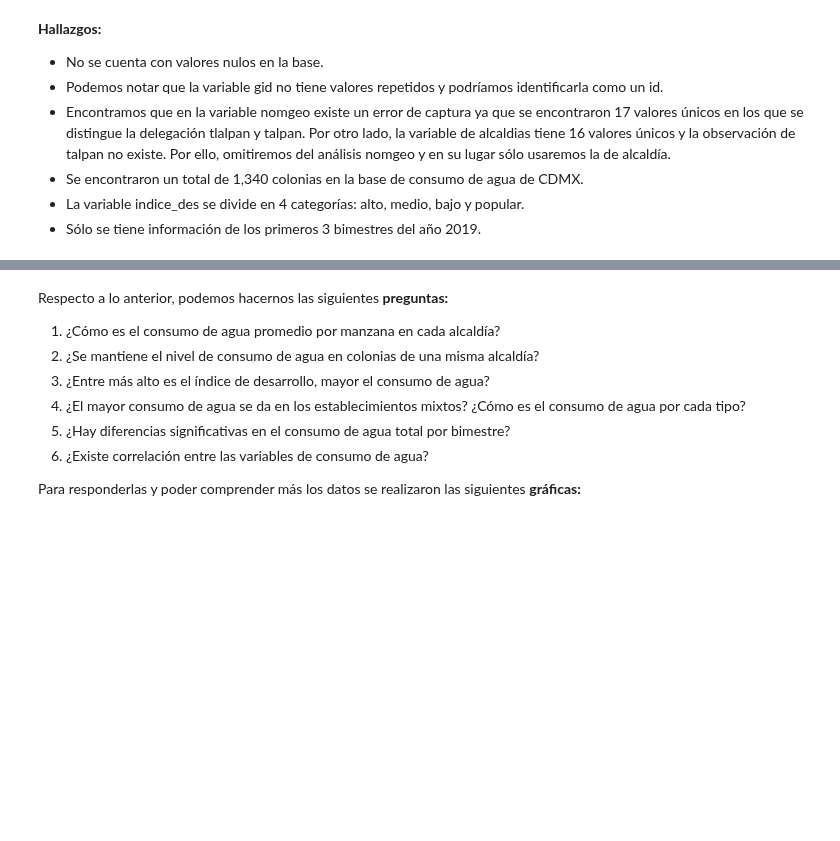
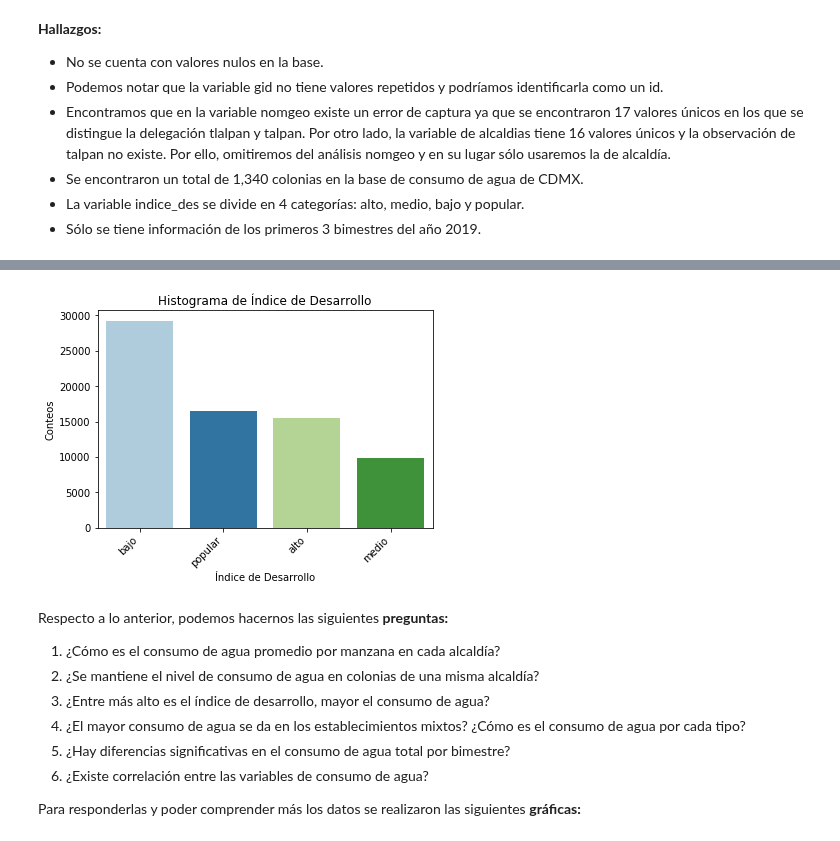
Before and after one commit to DorelyMS/git-ids, a Jupyter notebook: Reporte_EDA_GDA.ipynb, the cells around one changed output, grey strips where cells are left out. Cells and saved outputs as stored; diff of their text form; code cells hidden in the pictures; blank space fills up the shorter version.

```diff
--- a/Reporte_EDA_GDA.ipynb
+++ b/Reporte_EDA_GDA.ipynb
@@ -164,3 +176,7 @@ eda.tabla_estadisticos_descriptivos_variables_categoricas(datos)
+# %%
+eda.grafico_histograma_categorica(datos,"indice_des","Índice de Desarrollo","Conteos","Histograma de Índice de Desarrollo")
+# %% [output]
+[figure, added]
 # %% [markdown]
 Respecto a lo anterior, podemos hacernos las siguientes **preguntas:**
 
```
Also changed, not shown: parts of 15 cells of this notebook, 8 other files.
